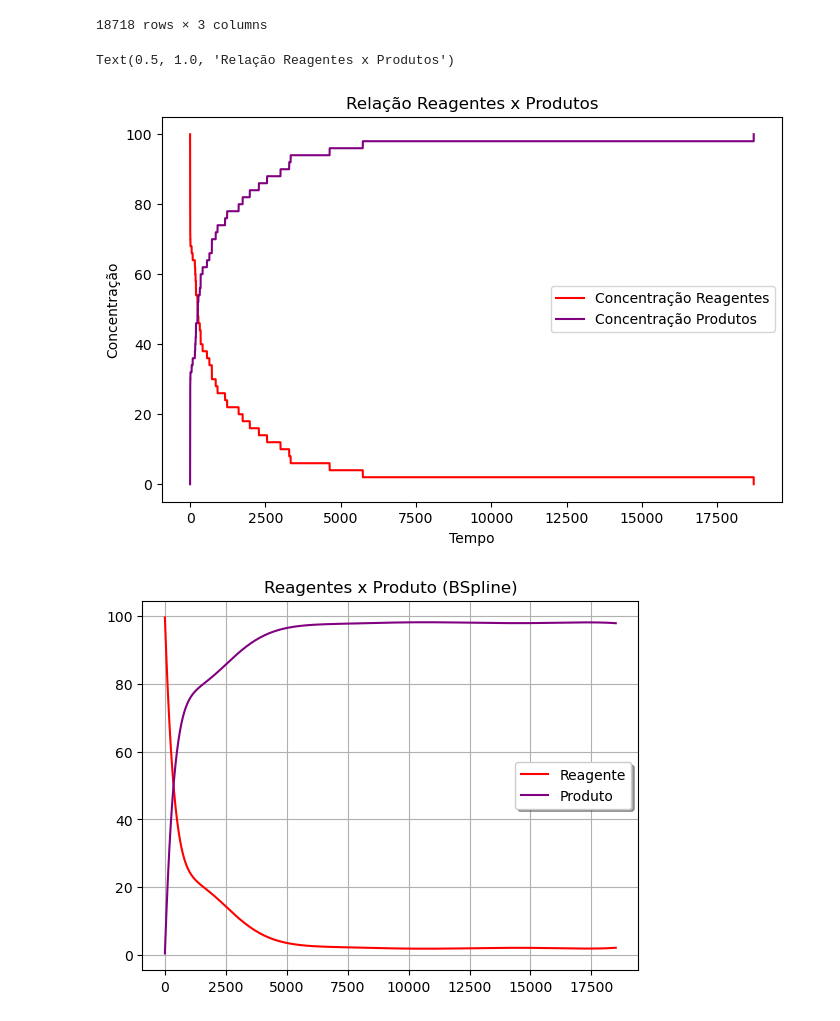
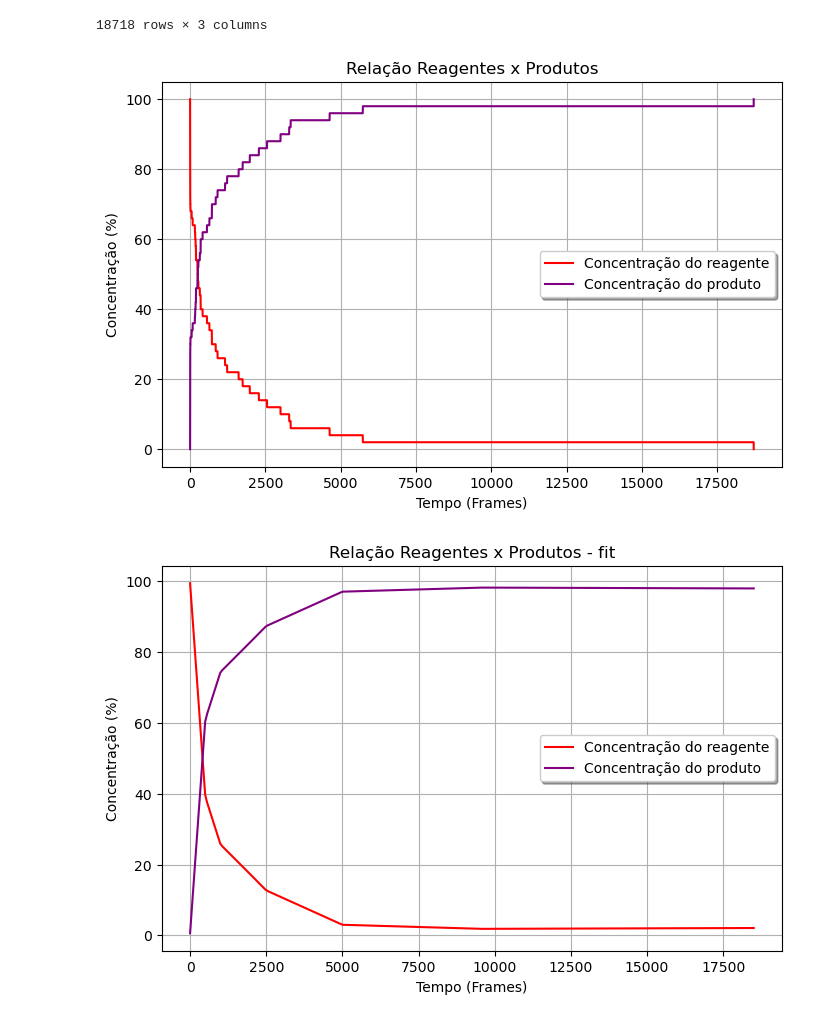
Before and after one commit to alicevk/cinetica-quimica, a Jupyter notebook: graficos.ipynb, the cells around one changed output. Drawn from its saved outputs; the diff is of its cells as text; code cells hidden in the pictures.

```diff
--- a/graficos.ipynb
+++ b/graficos.ipynb
@@ -32,17 +35,19 @@ for i in eixo_y2:
     c = i*2
     eixo_y2c.append(c)
 # %%
+# ---------------------- Plotando os dados da simulação ---------------------- #
 plt.figure(figsize=(8,5))
 
-plt.plot(eixo_x, eixo_y1, label='Concentração Reagentes', linestyle='-', color='red')
-plt.plot(eixo_x, eixo_y2c, label='Concentração Produtos', linestyle='-', color='purple')
+plt.title('Relação Reagentes x Produtos')
 
-plt.xlabel('Tempo')
-plt.ylabel('Concentração')
+plt.xlabel('Tempo (Frames)')
+plt.ylabel('Concentração (%)')
 
-plt.legend()
+plt.plot(eixo_x, eixo_y1, label='Concentração do reagente', color='red')
+plt.plot(eixo_x, eixo_y2c, label='Concentração do produto', color='purple')
 
-plt.title('Relação Reagentes x Produtos')
+plt.legend(loc='best', fancybox=True, shadow=True)
+plt.grid()
+plt.show()
 # %% [output]
-Text(0.5, 1.0, 'Relação Reagentes x Produtos')
-[figure, old version]
+[figure, new version]
@@ -56,15 +54,30 @@ tck2 = interpolate.splrep(x, eixo_y2c[::step], s=20, k=5)
 # %%
+# ---------------- Interpolando os dados com a função BSpline ---------------- #
+n = len(eixo_y1)
+step = 500
+x = range(0,n)[::step]
+
+tck1 = interpolate.splrep(x, eixo_y1[::step], s=20, k=1)
+tck2 = interpolate.splrep(x, eixo_y2c[::step], s=20, k=1)
+
 x_new = np.linspace(min(x), max(x), 300)
+
 y1_fit = interpolate.BSpline(*tck1)(x_new)
 y2_fit = interpolate.BSpline(*tck2)(x_new)
 # %%
-plt.title("Reagentes x Produto (BSpline)")
-#plt.plot(x, eixo_y1[::step], 'ro', label="original")
-#plt.plot(x, eixo_y2[::step], 'ro', label="original")
-plt.plot(x_new, y1_fit, '-c', label="Reagente", color='red')
-plt.plot(x_new, y2_fit, '-c', label="Produto",color='purple')
+# --------------- Plotando interpolação dos dados da simulação --------------- #
+plt.figure(figsize=(8,5))
+
+plt.title('Relação Reagentes x Produtos - fit')
+
+plt.xlabel('Tempo (Frames)')
+plt.ylabel('Concentração (%)')
+
+plt.plot(x_new, y1_fit, label="Concentração do reagente", color='red')
+plt.plot(x_new, y2_fit, label="Concentração do produto", color='purple')
+
 plt.legend(loc='best', fancybox=True, shadow=True)
 plt.grid()
 plt.show()
 # %% [output]
-[figure, old version]
+[figure, new version]
```
Also changed, not shown: parts of 5 cells of this notebook.
